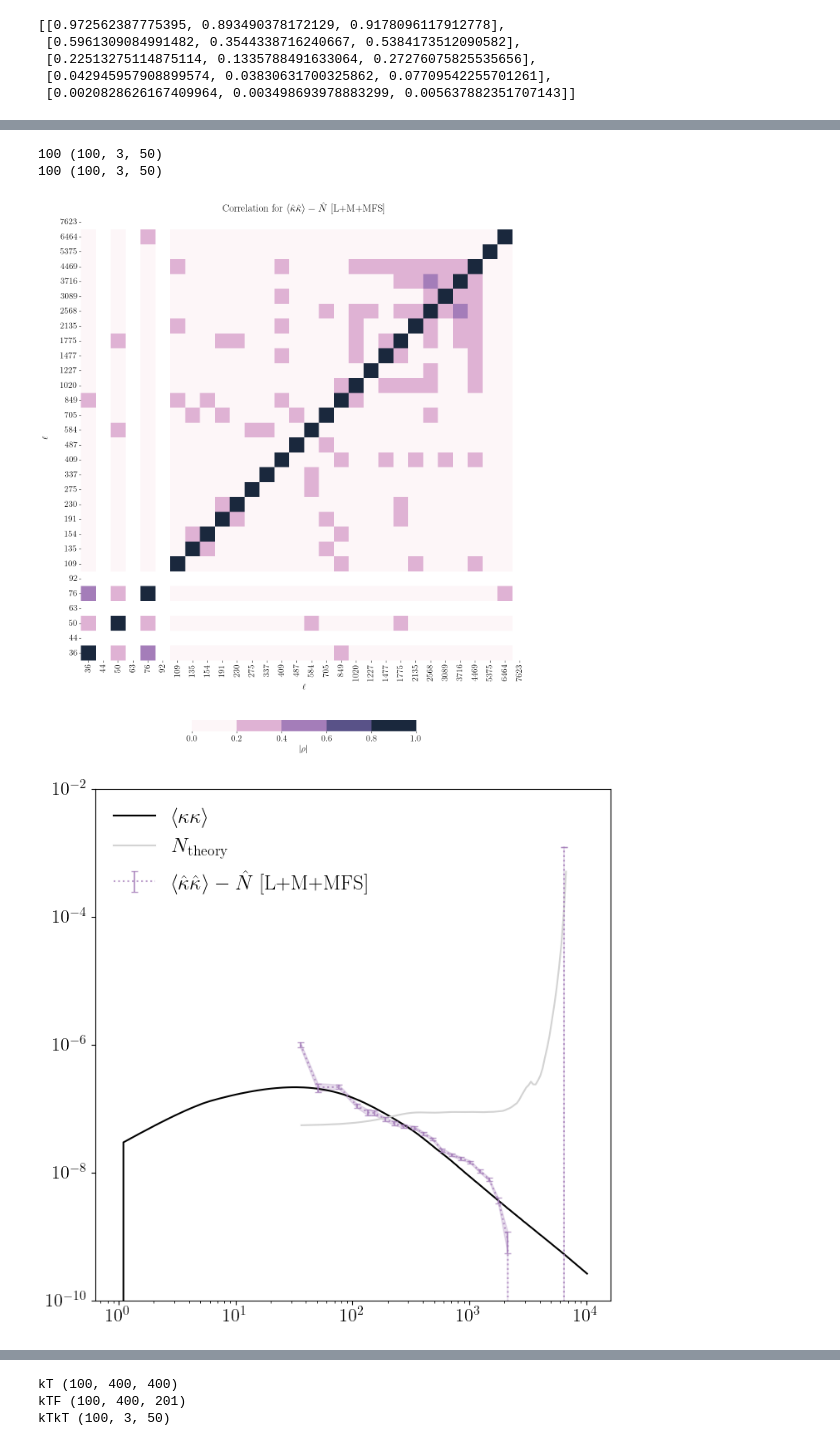
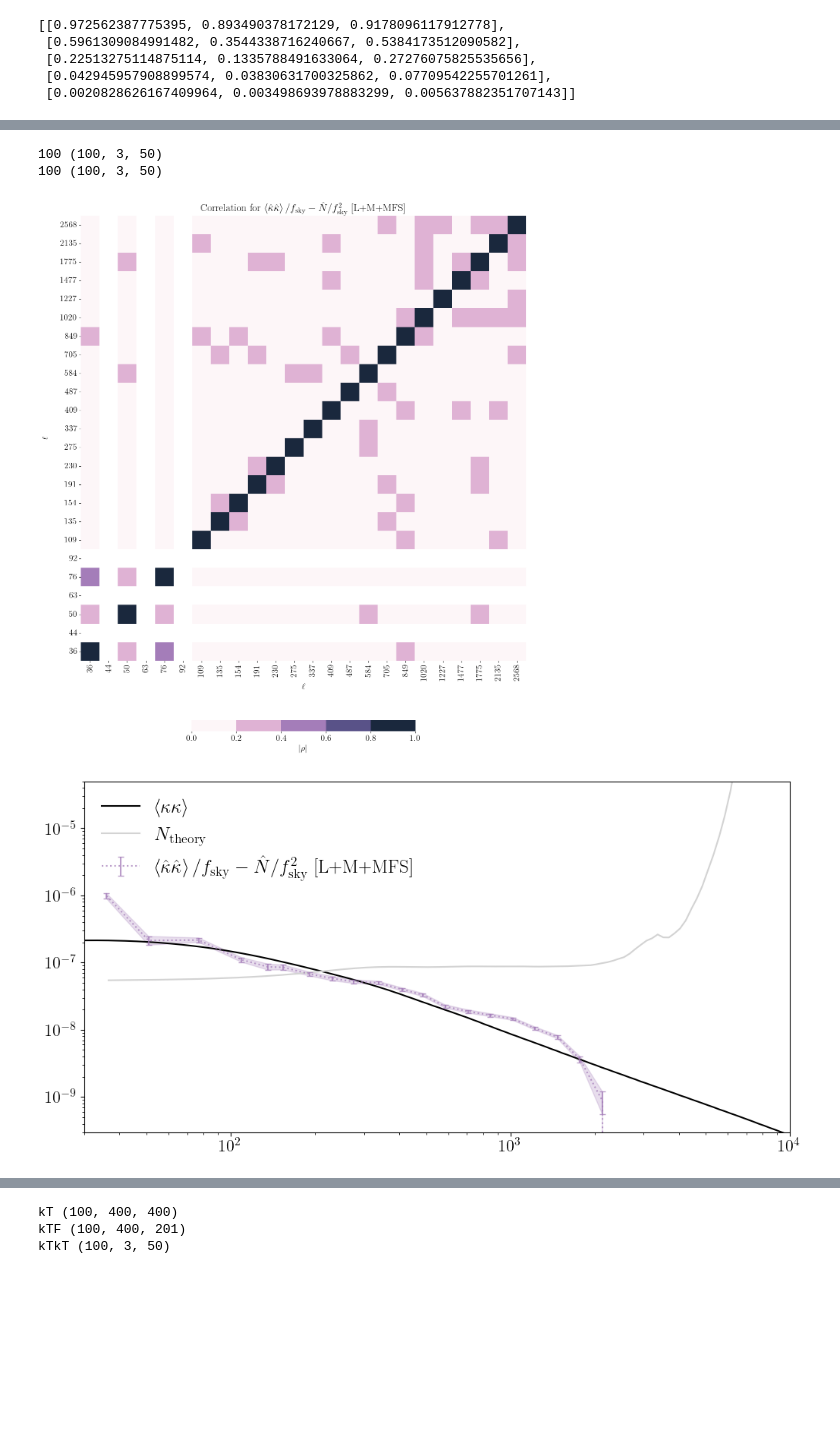
Before and after one commit to DelonShen/LensQuEst, a Jupyter notebook: dev/N0_Ni_gen_plots.ipynb, the cells around one changed output, grey strips where cells are left out. Cells and saved outputs as stored; diff of their text form; code cells hidden in the pictures; blank space fills up the shorter version.

Commit message:
cropping plots better and looking at normalization of QE

```diff
--- a/dev/N0_Ni_gen_plots.ipynb
+++ b/dev/N0_Ni_gen_plots.ipynb
@@ -296,6 +303,9 @@ for ax in axs.flatten():
     ax.set_yscale('log')
     ax.set_xlabel(r'$\ell$')
     ax.set_ylabel(r'$C_\ell$')
+    ax.set_ylim(.9e-8,.5e-3)
+    ax.set_xlim(30,1e4)
+
 
 cols = ['Unmasked', 'Masked']
 for ax, col in zip(axs[0], cols):
@@ -344,8 +354,8 @@ def corr(corr_nhat, label, cmap, filename_base, ll = ['%d'%l for l in data['kk0_
     plt.ylabel(r'$\ell$'+'\n')
 
     plt.title(r'Correlation for %s'%(label))
-    plt.xlim(19, 49)
-    plt.ylim(19, 49)
+    plt.xlim(19, 43)
+    plt.ylim(19, 43)
 
     plt.savefig('figures/corr_%s.pdf'%(filename_base), bbox_inches='tight')
     plt.savefig('figures/corr_%s.png'%(filename_base), bbox_inches='tight')
@@ -368,7 +378,7 @@ def corr_and_sub(key_kk, key_sub, cmap, label, filename_base, theory=False):
 
 
     corr(corr_nhat, label, cmap, filename_base, ll)
-    fig, axs = plt.subplots(nrows=1, figsize=(8,8), sharey=True)
+    fig, axs = plt.subplots(nrows=1, figsize=(12,6), sharey=True)
     ax = axs
 
 
@@ -403,7 +413,10 @@ def corr_and_sub(key_kk, key_sub, cmap, label, filename_base, theory=False):
     ax.legend(frameon=False)
     ax.set_xscale('log')
     ax.set_yscale('log')
-    ax.set_ylim(1e-10,1e-2)
+    ax.set_ylim(3e-10, .5e-4)
+    ax.set_xlim(30,1e4)
+
+
     plt.savefig('figures/Cl_%s.pdf'%(filename_base), bbox_inches='tight')
     plt.savefig('figures/Cl_%s.png'%(filename_base), bbox_inches='tight')
 
@@ -427,8 +440,8 @@ _, _ =corr_and_sub('kk0_1', 'theory', cmap[0],
 # %%
-_, _ =corr_and_sub('kk1_1', 'Nhat1_1', cmap[0], r'$\left<\hat\kappa\hat\kappa\right>-\hat N$ [L+M+MFS]', 'kk_Nhat_masked')
-_, _ =corr_and_sub('kk1_1', 'kRkR1_1', cmap[0], r'$\left<\hat\kappa\hat\kappa\right>-\hat N_R$ [L+M+MFS]', 'kk_NRand_masked')
+_, _ =corr_and_sub('kk1_1', 'Nhat1_1', cmap[0], r'$\left<\hat\kappa\hat\kappa\right>/f_{\rm sky}-\hat N/f_{\rm sky}^2$ [L+M+MFS]', 'kk_Nhat_masked')
+_, _ =corr_and_sub('kk1_1', 'kRkR1_1', cmap[0], r'$\left<\hat\kappa\hat\kappa\right>/f_{\rm sky}-\hat N_R/f_{\rm sky}^2$ [L+M+MFS]', 'kk_NRand_masked')
 # %% [output]
 100 (100, 3, 50)
 100 (100, 3, 50)
-[figure, old version]
+[figure, new version]
-[figure, old version]
+[figure, new version]
```
Also changed, not shown: parts of 11 cells of this notebook, 35 other files.
